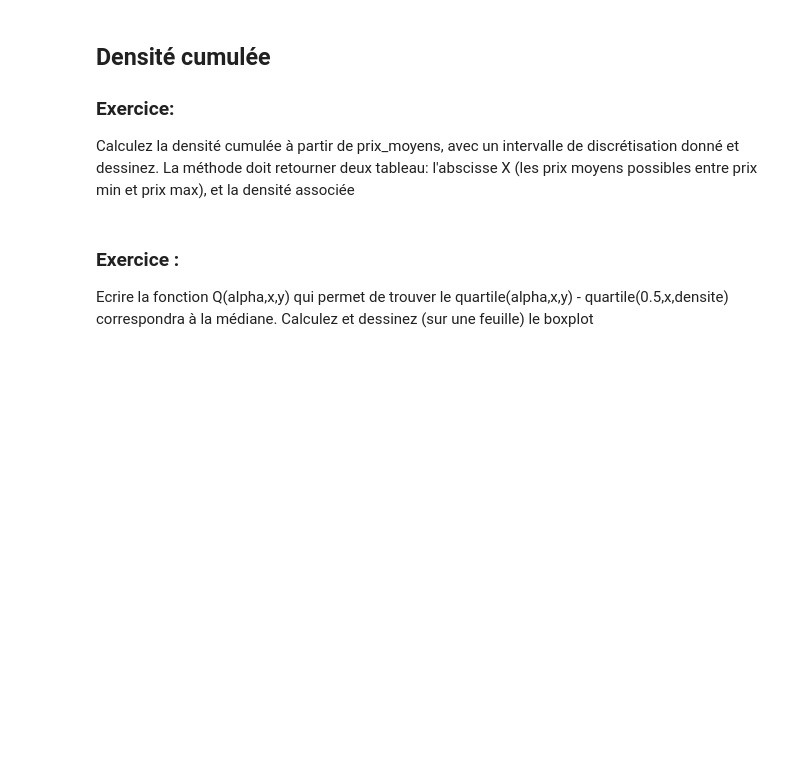
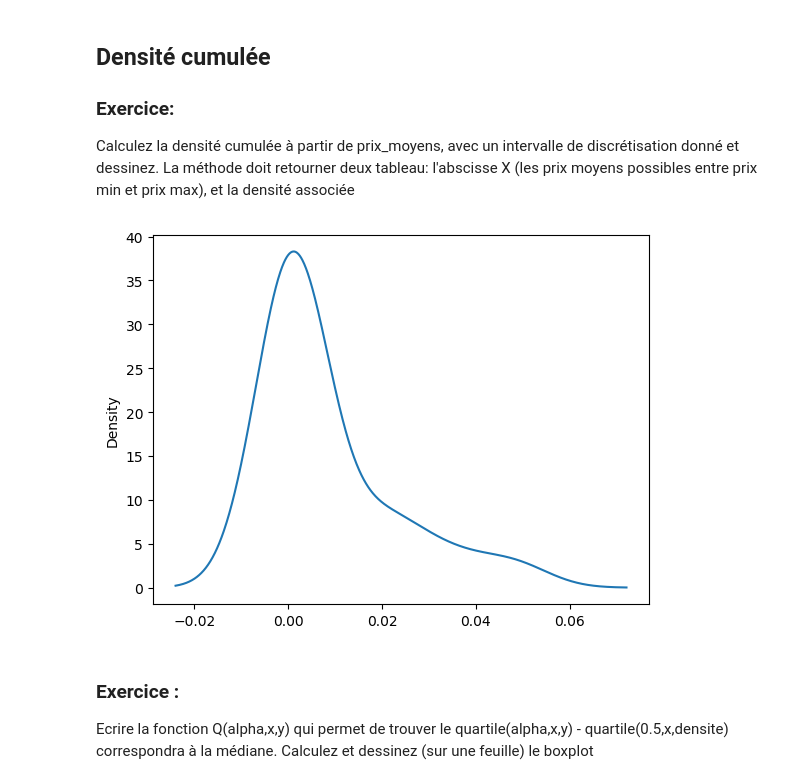
Before and after one commit to menglingshu/PythonExercice, a Jupyter notebook: TME1_LingshuMENG.ipynb, the cells around one changed output. Saved outputs shown, nothing was run; the diff lists cells and outputs as text; code cells hidden in the pictures; blank space fills up the shorter version.

```diff
--- a/TME1_LingshuMENG.ipynb
+++ b/TME1_LingshuMENG.ipynb
@@ -334,6 +350,15 @@ effectif.plot(kind='kde')
 
 ### Exercice:
 Calculez la densité cumulée à partir de prix_moyens, avec un intervalle de discrétisation donné et dessinez. La méthode doit retourner deux tableau: l'abscisse X (les prix moyens possibles entre prix min et prix max), et la densité associée
+# %%
+x = pd.cut(prix_moyens,20)
+intervalle_value = pd.value_counts(x)
+densite = intervalle_value/(prix_moyens.max()-prix_moyens.min())
+densite2 = densite.reindex(x.categories)
+densite2.plot(kind='kde')
+plt.show()
+# %% [output]
+[figure, added]
 # %% [markdown]
 ### Exercice :
 Ecrire la fonction Q(alpha,x,y) qui permet de trouver le quartile(alpha,x,y) - quartile(0.5,x,densite) correspondra à la médiane. Calculez et dessinez (sur une feuille) le boxplot
```
Also changed, not shown: parts of 17 cells of this notebook.
